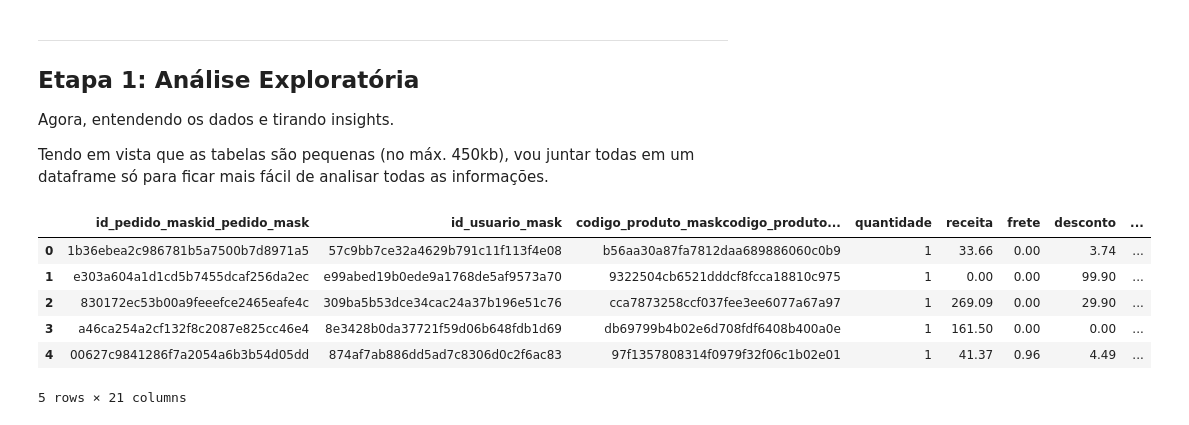
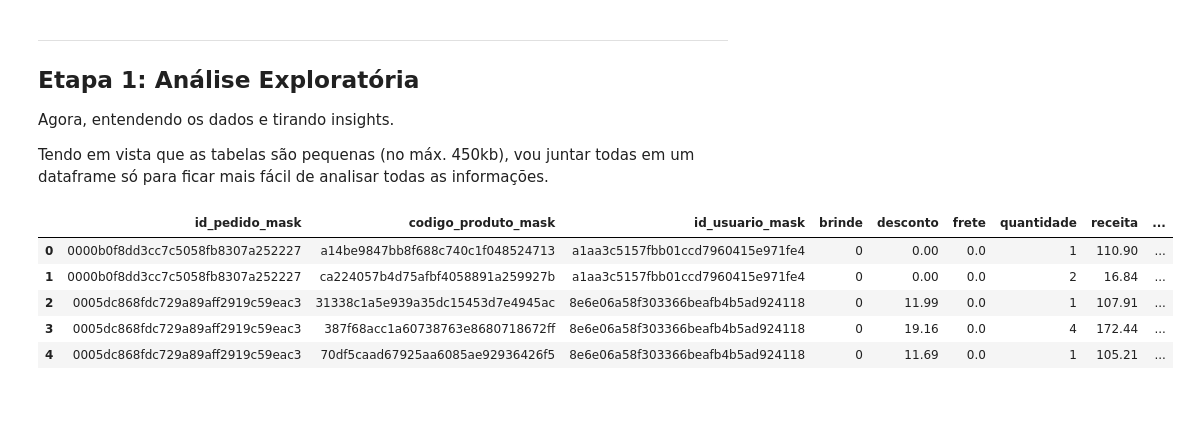
Before and after one commit to israelmendez232/data-science-test, a Jupyter notebook: container/main2.ipynb, the cells around one changed output. Drawn from its saved outputs; the diff is of its cells as text; code cells hidden in the pictures.

```diff
--- a/container/main2.ipynb
+++ b/container/main2.ipynb
@@ -144,16 +56,3 @@ df_transactions.describe()
 Agora, entendendo os dados e tirando insights.
 
 Tendo em vista que as tabelas são pequenas (no máx. 450kb), vou juntar todas em um dataframe só para ficar mais fácil de analisar todas as informações.
-# %%
-df = df_transactions.join(df_itens, lsuffix='codigo_produto_mask', rsuffix='codigo_produto_mask')
-df = df.join(df_orders, lsuffix='id_pedido_mask', rsuffix='id_pedido_mask')
-
-df.head()
-# %% [output]
-|  | id_pedido_maskid_pedido_mask | id_usuario_mask | codigo_produto_maskcodigo_produto... | quantidade | receita | frete | desconto | ... |
-| 0 | 1b36ebea2c986781b5a7500b7d8971a5 | 57c9bb7ce32a4629b791c11f113f4e08 | b56aa30a87fa7812daa689886060c0b9 | 1 | 33.66 | 0.00 | 3.74 | ... |
-| 1 | e303a604a1d1cd5b7455dcaf256da2ec | e99abed19b0ede9a1768de5af9573a70 | 9322504cb6521dddcf8fcca18810c975 | 1 | 0.00 | 0.00 | 99.90 | ... |
-| 2 | 830172ec53b00a9feeefce2465eafe4c | 309ba5b53dce34cac24a37b196e51c76 | cca7873258ccf037fee3ee6077a67a97 | 1 | 269.09 | 0.00 | 29.90 | ... |
-| 3 | a46ca254a2cf132f8c2087e825cc46e4 | 8e3428b0da37721f59d06b648fdb1d69 | db69799b4b02e6d708fdf6408b400a0e | 1 | 161.50 | 0.00 | 0.00 | ... |
-| 4 | 00627c9841286f7a2054a6b3b54d05dd | 874af7ab886dd5ad7c8306d0c2f6ac83 | 97f1357808314f0979f32f06c1b02e01 | 1 | 41.37 | 0.96 | 4.49 | ... |
-5 rows × 21 columns
@@ -159,0 +75,56 @@ df.head()
+# %%
+df = pd.read_sql('''SELECT
+	  transacoes.id_pedido_mask
+	, transacoes.codigo_produto_mask
+	, transacoes.id_usuario_mask
+	, transacoes.brinde
+	, transacoes.desconto
+	, transacoes.frete
+	, transacoes.quantidade
+	, transacoes.receita
+	, itens.familia
+	, itens.peso_unitario
+	, itens.setor
+	, itens.subfamilia
+	, pedidos.canal_marketing
+	, pedidos.canal_venda
+	, pedidos.contagempedidos
+	, pedidos.forma_pagamento
+	, pedidos.parcelas
+	, pedidos.pedido_assinatura
+	, pedidos.subcanal_venda
+FROM transacoes transacoes
+LEFT JOIN itens itens
+	ON transacoes.codigo_produto_mask = itens.codigo_produto_mask
+LEFT JOIN pedidos pedidos
+	ON transacoes.id_pedido_mask = pedidos.id_pedido_mask
+GROUP BY
+	  transacoes.id_pedido_mask
+	, transacoes.codigo_produto_mask
+	, transacoes.id_usuario_mask
+	, transacoes.brinde
+	, transacoes.desconto
+	, transacoes.frete
+	, transacoes.quantidade
+	, transacoes.receita
+	, itens.familia
+	, itens.peso_unitario
+	, itens.setor
+	, itens.subfamilia
+	, pedidos.canal_marketing
+	, pedidos.canal_venda
+	, pedidos.contagempedidos
+	, pedidos.forma_pagamento
+	, pedidos.parcelas
+	, pedidos.pedido_assinatura
+	, pedidos.subcanal_venda
+	''', engine)
+
+df.head()
+# %% [output]
+|  | id_pedido_mask | codigo_produto_mask | id_usuario_mask | brinde | desconto | frete | quantidade | receita | ... |
+| 0 | 0000b0f8dd3cc7c5058fb8307a252227 | a14be9847bb8f688c740c1f048524713 | a1aa3c5157fbb01ccd7960415e971fe4 | 0 | 0.00 | 0.0 | 1 | 110.90 | ... |
+| 1 | 0000b0f8dd3cc7c5058fb8307a252227 | ca224057b4d75afbf4058891a259927b | a1aa3c5157fbb01ccd7960415e971fe4 | 0 | 0.00 | 0.0 | 2 | 16.84 | ... |
+| 2 | 0005dc868fdc729a89aff2919c59eac3 | 31338c1a5e939a35dc15453d7e4945ac | 8e6e06a58f303366beafb4b5ad924118 | 0 | 11.99 | 0.0 | 1 | 107.91 | ... |
+| 3 | 0005dc868fdc729a89aff2919c59eac3 | 387f68acc1a60738763e8680718672ff | 8e6e06a58f303366beafb4b5ad924118 | 0 | 19.16 | 0.0 | 4 | 172.44 | ... |
+| 4 | 0005dc868fdc729a89aff2919c59eac3 | 70df5caad67925aa6085ae92936426f5 | 8e6e06a58f303366beafb4b5ad924118 | 0 | 11.69 | 0.0 | 1 | 105.21 | ... |
```
Also changed, not shown: parts of 19 cells of this notebook, 1 other file.
